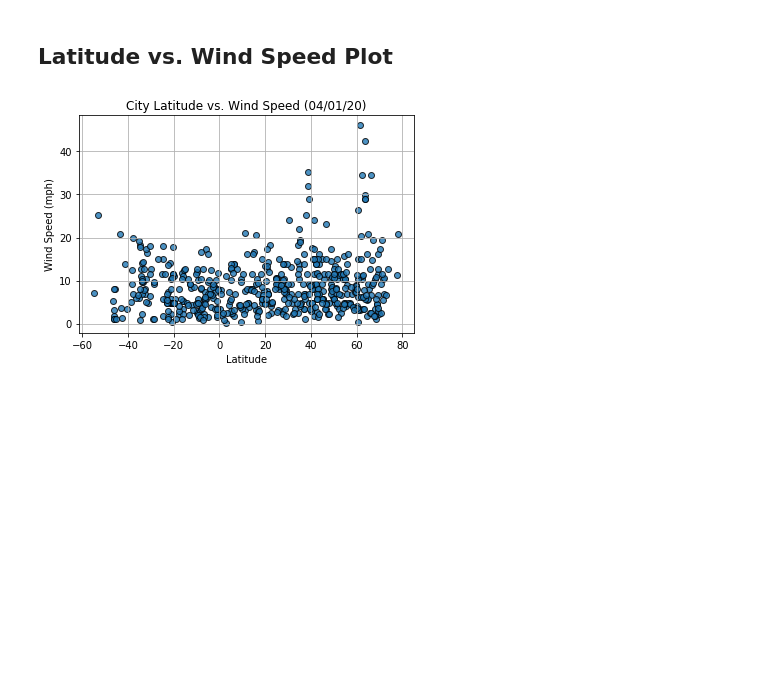
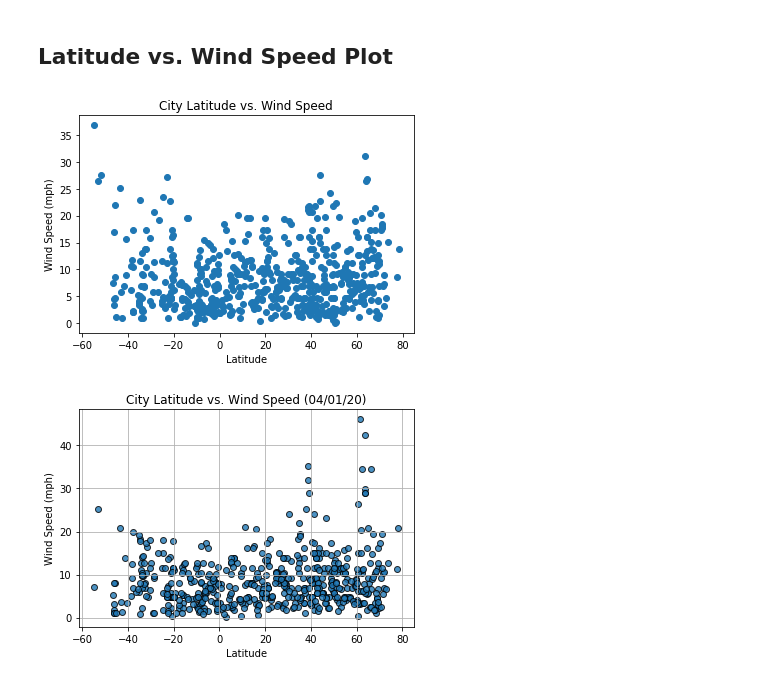
Before and after one commit to araethomp/python-api-challenge, a Jupyter notebook: WeatherPy.ipynb, the cells around one changed output. Cells and saved outputs as stored; diff of their text form; code cells hidden in the pictures; blank space fills up the shorter version.

```diff
--- a/WeatherPy.ipynb
+++ b/WeatherPy.ipynb
@@ -218,6 +274,15 @@ Int64Index([], dtype='int64')
 [figure]
 # %% [markdown]
 ## Latitude vs. Wind Speed Plot
+# %%
+plt.scatter(city_df["Lat"], city_df["Wind Speed"])
+plt.title("City Latitude vs. Wind Speed")
+plt.xlabel("Latitude")
+plt.ylabel("Wind Speed (mph)")
+#plt.savefig("City_Lat_vs_Humidity.png")
+plt.show()
+# %% [output]
+[figure, added]
 # %%
 # %% [output]
 [figure]
```
Also changed, not shown: parts of 8 cells of this notebook, 3 other files.
